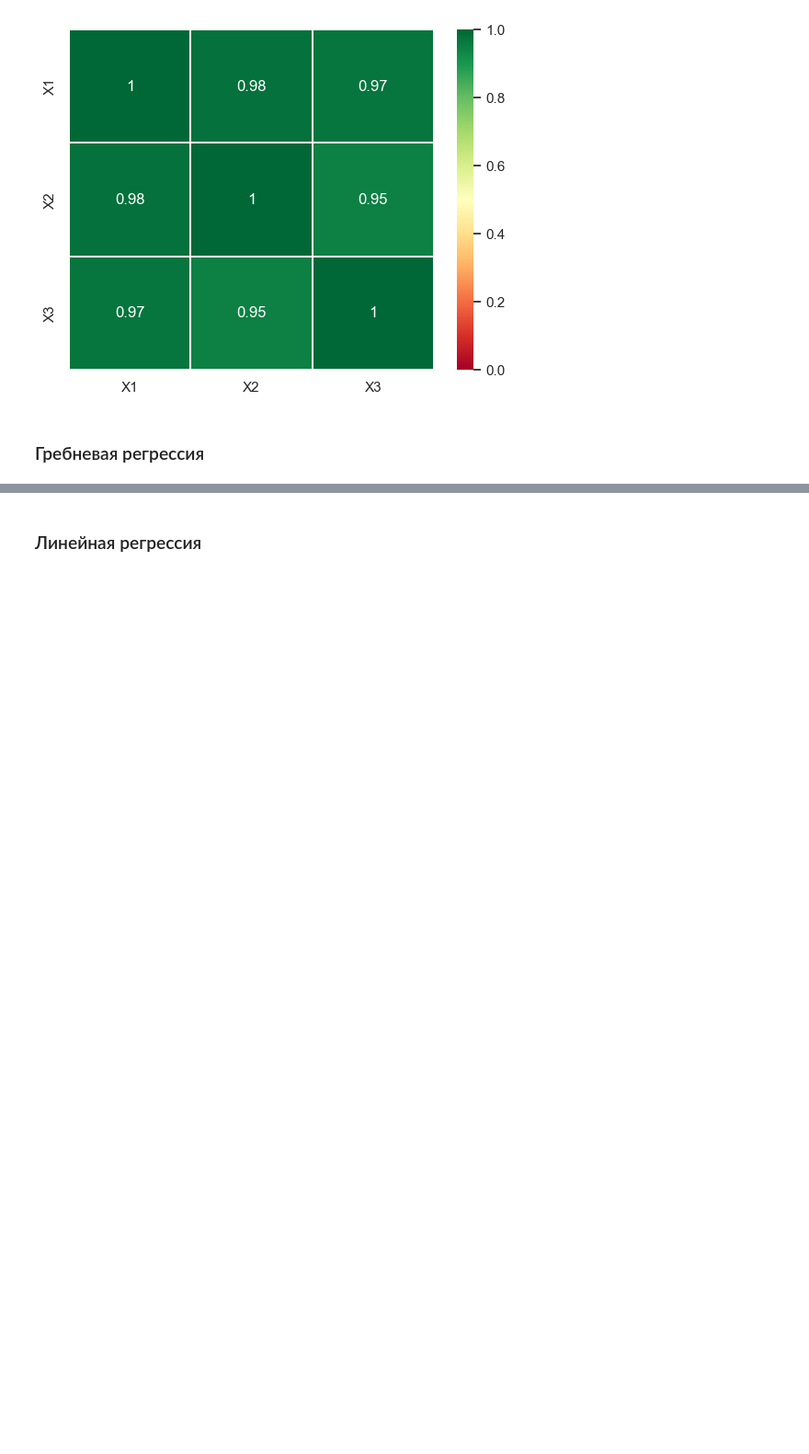
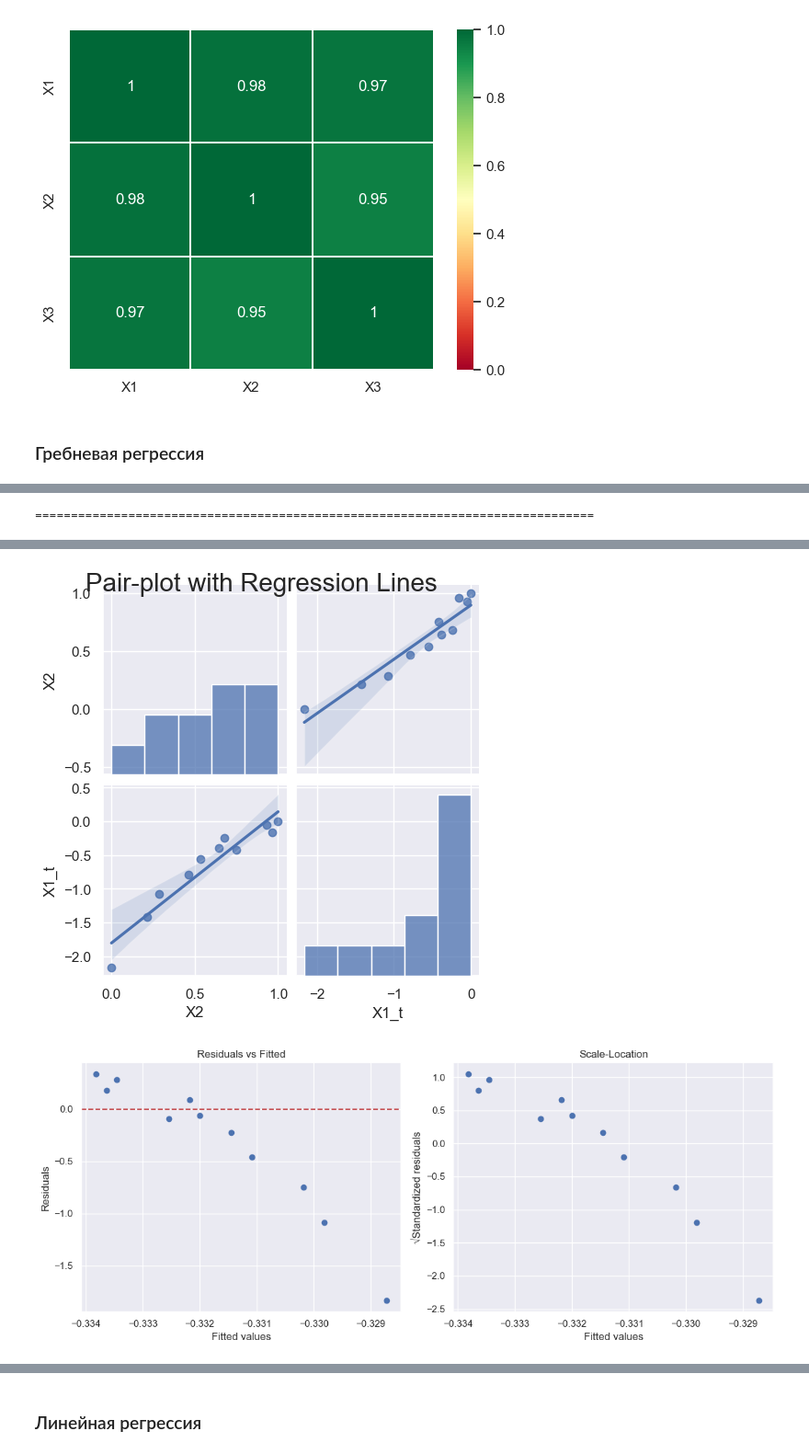
Before and after one commit to Mooncake911/Mathstatistics, a Jupyter notebook: Task_5/blood.ipynb, the cells around one changed output, grey strips where cells are left out. Shown at 92% size. Drawn from its saved outputs; the diff is of its cells as text; code cells hidden in the pictures; blank space fills up the shorter version.

```diff
--- a/Task_5/blood.ipynb
+++ b/Task_5/blood.ipynb
@@ -86,7 +80,7 @@ AttributeError: 'Index' object has no attribute 'params'
 # Применяем преобразование Бокса-Кокса к зависимой переменной
 y_transformed, lambda_value = boxcox(data[explore_column] + 1e-6)  # + 1e-6 чтобы не было 0-значений
 
-new_data = data[selected_features_ridge]
+new_data = data[selected_features_ridge].copy()
 new_explore_column = explore_column + '_t'
 new_data[new_explore_column] = y_transformed
 
@@ -94,3 +88,5 @@ new_data[new_explore_column] = y_transformed
 enhanced_research = RidgeRegressionResearch(new_data, column=new_explore_column)
 enhanced_research.info()
 enhanced_research.draw_plots()
+# %% [output]
+==============================================================================
@@ -96,0 +94,2 @@ enhanced_research.draw_plots()
+[figure, added]
+[figure, added]
```
Also changed, not shown: parts of 5 cells of this notebook, 10 other files.
